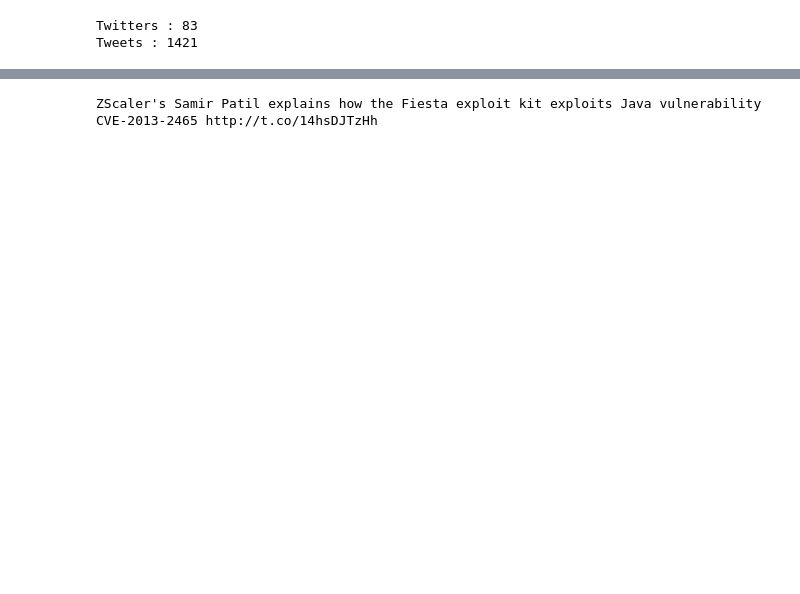
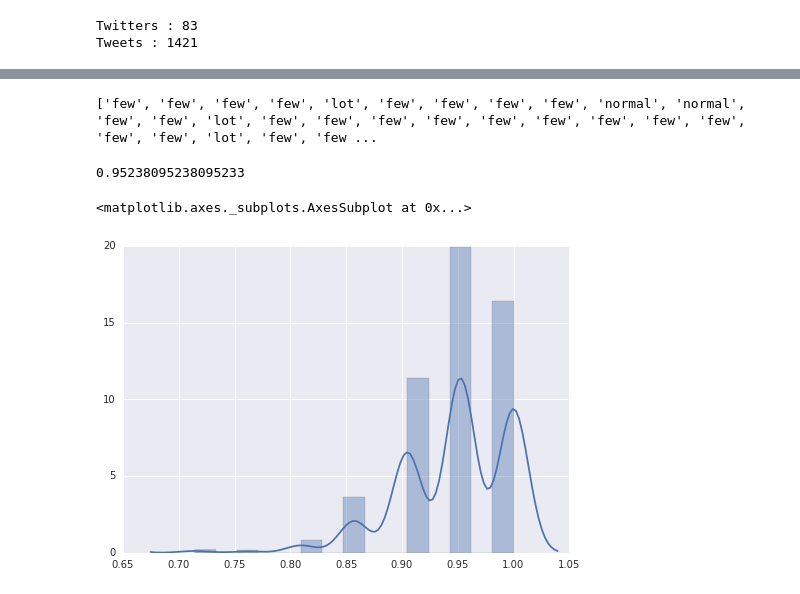
Before and after one commit to AdamXiaoEn/ntust-Social-media-HW1, a Jupyter notebook: 社群媒體分析實務.ipynb, the cells around one changed output, grey strips where cells are left out. Saved outputs shown, nothing was run; the diff lists cells and outputs as text; code cells hidden in the pictures; blank space fills up the shorter version.

```diff
--- a/社群媒體分析實務.ipynb
+++ b/社群媒體分析實務.ipynb
@@ -149,6 +149,72 @@ Tweets2 = []
 #取有需要的資料
 for i in result2:
     Twitters2.append(i['user']['name'])
-    Tweets2.append(i['text'])
+    Tweets2.append(i['text'].lower())
-# %% [output]
-ZScaler's Samir Patil explains how the Fiesta exploit kit exploits Java vulnerability CVE-2013-2465 http://t.co/14hsDJTzHh
+# %%
+Pre_decision = pd.DataFrame({'Twitter':pd.Series(Twitters2), 'Tweet':pd.Series(Tweets2)})
+
+Twitter_unique = Pre_decision['Twitter'].unique()
+
+cve = Pre_decision[Pre_decision['Tweet'].str.contains('cve')]
+vulnerability = Pre_decision[Pre_decision['Tweet'].str.contains('vulnerability')]
+exploit = Pre_decision[Pre_decision['Tweet'].str.contains('exploit')]
+vulnerable = Pre_decision[Pre_decision['Tweet'].str.contains('vulnerable')]
+
+decision = pd.DataFrame({'cve':cve['Twitter'].value_counts(),'vulnerability':vulnerability['Twitter'].value_counts(),
+                   'exploit':exploit['Twitter'].value_counts(),'vulnerable':vulnerable['Twitter'].value_counts()}).fillna(0)
+decision['total'] = decision['cve'] + decision['vulnerability'] + decision['exploit'] + decision['vulnerable']
+class1 = []
+
+#將各帳號分類４＄
+for i in range(len(decision)):
+    if (decision['cve'][i] > 0) & (decision['vulnerability'][i] > 0) & (decision['exploit'][i] > 0) & (decision['vulnerable'][i] > 0) & (decision['total'][i] > (decision['total'].mean()*3/2)):
+        class1.append('lot')
+    elif (decision['cve'][i] > 0) & (decision['vulnerability'][i] > 0) & (decision['exploit'][i] > 0) & (decision['vulnerable'][i] > 0) & ((decision['total'][i]) <= (decision['total'].mean()*3/2)) & ((decision['total'][i]) > (decision['total'].mean()*1/2)):
+        class1.append('normal')
+    else:
+        class1.append('few')
+print class1
+# %% [output]
+['few', 'few', 'few', 'few', 'lot', 'few', 'few', 'few', 'few', 'normal', 'normal', 'few', 'few', 'lot', 'few', 'few', 'few', 'few', 'few', 'few', 'few', 'few', 'few', 'few', 'few', 'lot', 'few', 'few ...
+# %%
+from sklearn.cross_validation import train_test_split
+
+all_inputs = decision[['cve','vulnerability','exploit','vulnerable']].values
+all_classes = class1
+
+
+(training_inputs,
+ testing_inputs,
+ training_classes,
+ testing_classes) = train_test_split(all_inputs, all_classes, train_size=0.75, random_state=1)
+# %%
+from sklearn.tree import DecisionTreeClassifier
+
+# Create the classifier
+decision_tree_classifier = DecisionTreeClassifier()
+
+# Train the classifier on the training set
+decision_tree_classifier.fit(training_inputs, training_classes)
+
+# Validate the classifier on the testing set using classification accuracy
+decision_tree_classifier.score(testing_inputs, testing_classes)
+# %% [output]
+0.95238095238095233
+# %%
+model_accuracies = []
+
+for repetition in range(1000):
+    (training_inputs,
+     testing_inputs,
+     training_classes,
+     testing_classes) = train_test_split(all_inputs, all_classes, train_size=0.75)
+
+    decision_tree_classifier = DecisionTreeClassifier()
+    decision_tree_classifier.fit(training_inputs, training_classes)
+    classifier_accuracy = decision_tree_classifier.score(testing_inputs, testing_classes)
+    model_accuracies.append(classifier_accuracy)
+
+sb.distplot(model_accuracies)
+# %% [output]
+<matplotlib.axes._subplots.AxesSubplot at 0x...>
+[figure, added]
```
Also changed, not shown: parts of 8 cells of this notebook, 1 other file.
